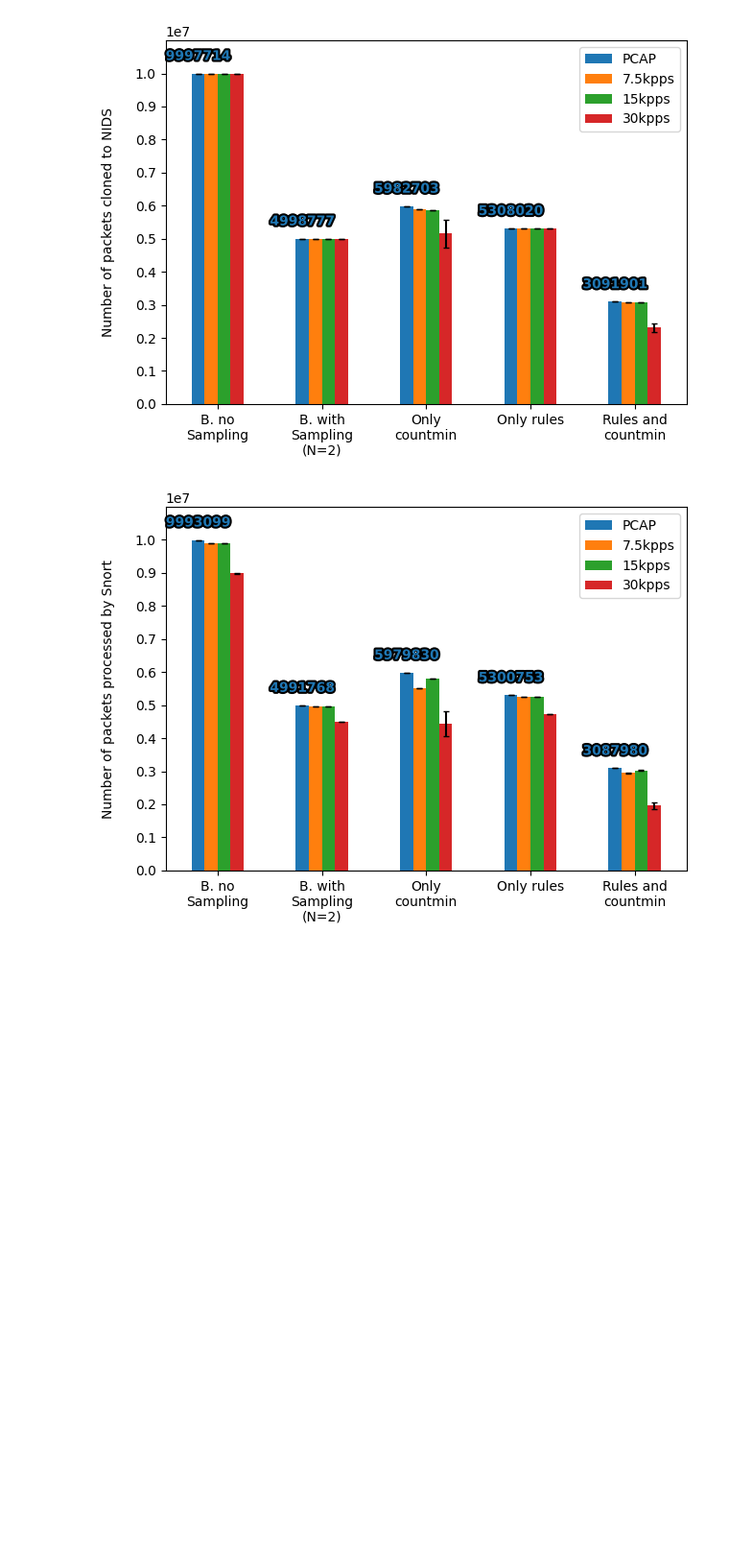
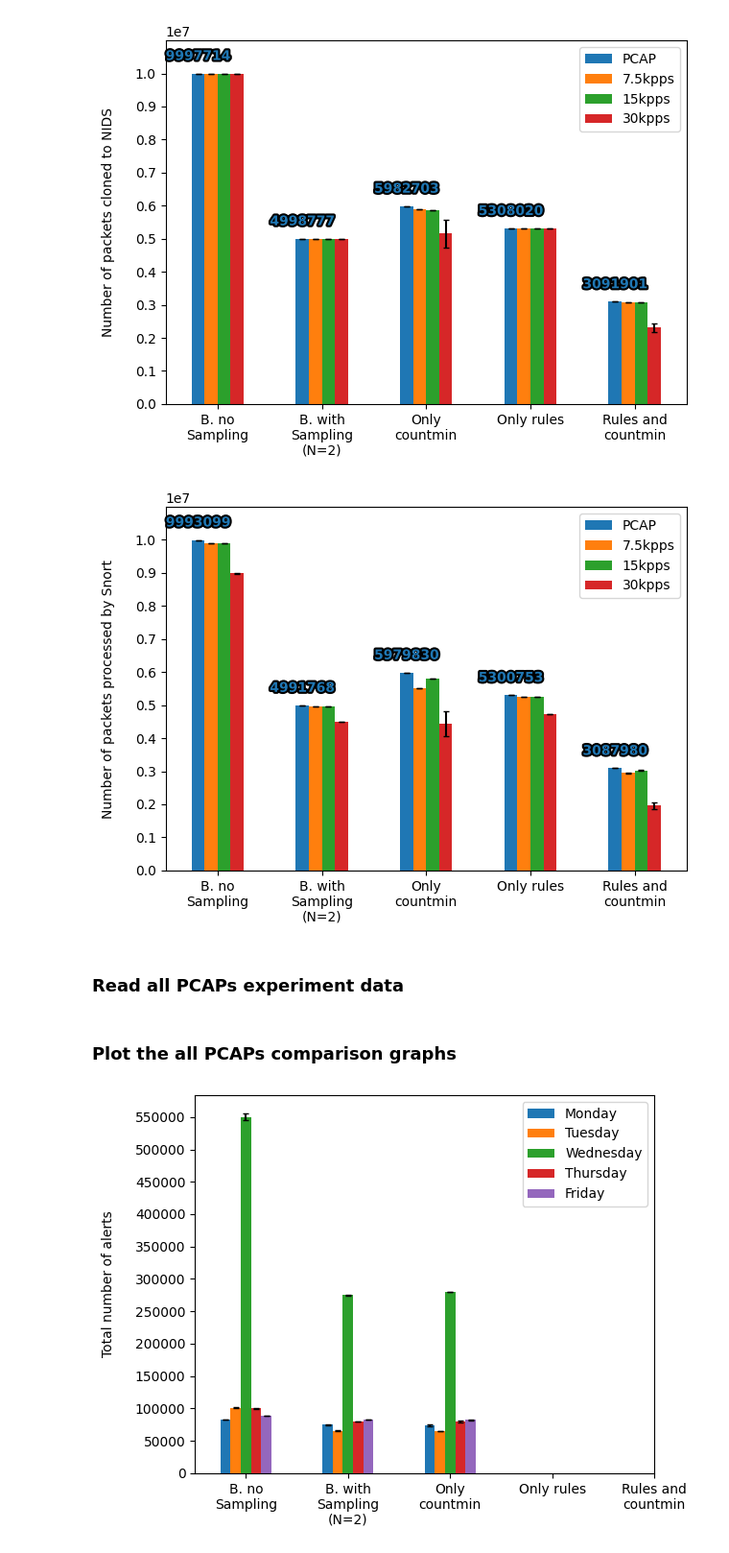
Before and after one commit to HenriqueBBrum/Network-Wide-Rule-Orchestrator, a Jupyter notebook: testing/countmin_and_pps_evaluation/countmin_and_pps_evaluation.ipynb, the cells around one changed output. Shown at 96% size. Saved outputs shown, nothing was run; the diff lists cells and outputs as text; code cells hidden in the pictures; blank space fills up the shorter version.

```diff
--- a/testing/countmin_and_pps_evaluation/countmin_and_pps_evaluation.ipynb
+++ b/testing/countmin_and_pps_evaluation/countmin_and_pps_evaluation.ipynb
@@ -161,3 +158,53 @@ plot_bar_graphs(df, "packets received by snort", "Number of packets processed by
 # %% [output]
 [figure]
 [figure]
+# %% [markdown]
+### Read all PCAPs experiment data
+# %%
+results_folder = "../../../results/all_PCAPs"
+
+data = []
+for scenario in os.listdir(results_folder):
+    for experiment_round in os.listdir(os.path.join(results_folder, scenario)):
+        exp = experiment_round.split("_")
+
+        abs_path = os.path.join(results_folder, scenario, experiment_round)
+        packets_cloned, packets_processed = read_sw_info(os.path.join(abs_path, "stdout_output.txt"))
+        alerts = read_amount_of_alerts(os.path.join(abs_path, "eth0/alert_json.txt"))
+        packets_received_Snort = read_Snort_info(os.path.join(abs_path, "eth0/perf_monitor_base.csv"))
+
+        data.append([scenario, exp[0], exp[1], packets_cloned, packets_processed, packets_received_Snort, alerts])
+
+pcap_df = pd.DataFrame(data, columns=["scenario","pcap","round","packets cloned","packets processed","packets received by snort","alerts"])
+# %% [markdown]
+### Plot the all PCAPs comparison graphs
+# %%
+def plot_bar_graphs(df, folder_to_save, metric, ylabel="", yticks_distance=0, ymargin=0):
+    groupped_df = df[["scenario", "pcap", metric]].groupby(["scenario", "pcap"], as_index=False).agg({metric:['mean','std']})
+    groupped_df.columns = groupped_df.columns.map(lambda x: x[0] if x[1] == "" else x[1])
+
+    new_df = groupped_df.pivot(index = "scenario", columns="pcap", values="mean").fillna(0)
+    # new_df = new_df.iloc[np.r_[0:len(new_df) - 2, -1, -2]]
+    new_df = new_df[["Monday", "Tuesday", "Wednesday", "Thursday", "Friday"]]
+
+    error = groupped_df.pivot(index = "scenario", columns="pcap", values="std").fillna(0)
+    # error = error.iloc[np.r_[0:len(new_df) - 2, -1, -2]]
+    error = error[["Monday", "Tuesday", "Wednesday", "Thursday", "Friday"]]
+
+    # # labels = ['\n'.join(wrap(l.replace("_", " "),12)) for l in labels ]
+    labels = ["B. no\nSampling", "B. with\nSampling\n(N=2)", "Only\ncountmin", "Only rules", "Rules and\ncountmin"]
+
+    ax = new_df.plot(kind='bar', yerr=error, error_kw=dict(capsize=2), rot=0)
+    add_value_labels(ax, slice(0,0))
+    ax.margins(y=ymargin)
+    plt.xticks([0,1,2,3,4], labels)
+    ax.yaxis.set_major_locator(ticker.MultipleLocator(yticks_distance))
+    plt.ylabel(ylabel, labelpad=15)
+    plt.xlabel(xlabel=None)
+    plt.legend(bbox_to_anchor=(1, 1))
+    plt.tight_layout()
+    plt.savefig(folder_to_save+metric+".png")
+
+plot_bar_graphs(pcap_df, "pcap_graphs/", "alerts", "Total number of alerts", 50000, 0.05)
+# %% [output]
+[figure, added]
```
Also changed, not shown: parts of 6 cells of this notebook, 11 other files.
